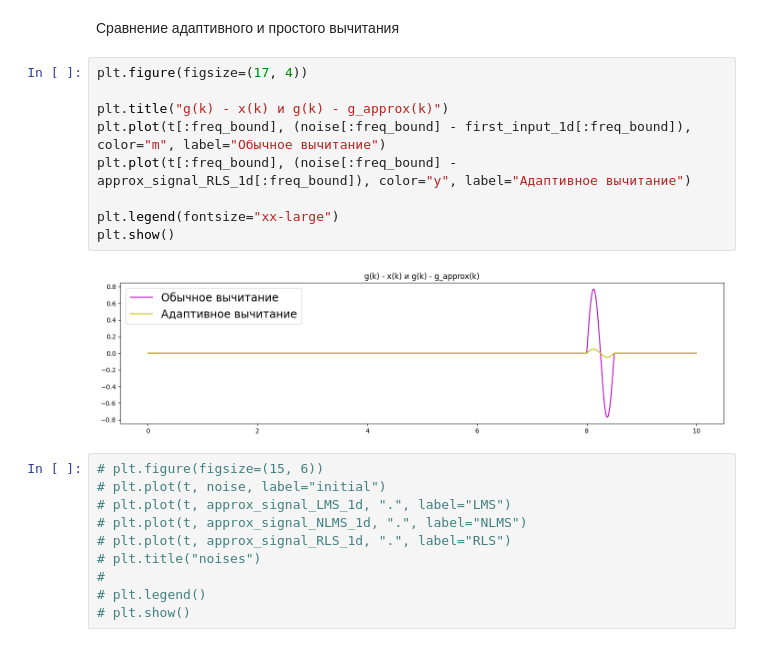
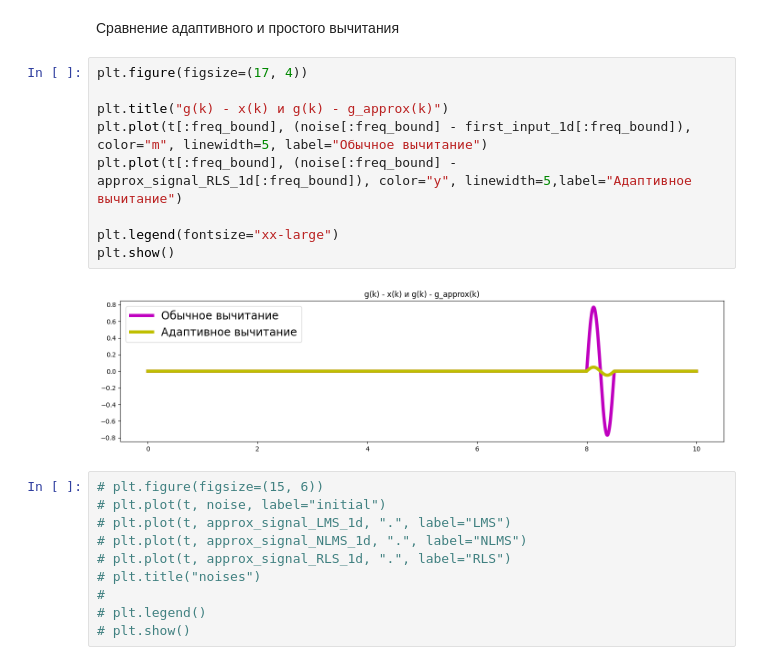
Before and after one commit to dd114/Adaptive-filter-1, a Jupyter notebook: Synthetic-signals3.ipynb, the cells around one changed output. Cells and saved outputs as stored; diff of their text form.

```diff
--- a/Synthetic-signals3.ipynb
+++ b/Synthetic-signals3.ipynb
@@ -104,14 +106,14 @@ approx_signal_RLS_1d = ps.processing_of_signal(first_input_1d, approx_weights_RL
 # %%
 plt.figure(figsize=(17, 4))
 
 plt.title("g(k) - x(k) и g(k) - g_approx(k)")
-plt.plot(t[:freq_bound], (noise[:freq_bound] - first_input_1d[:freq_bound]), color="m", label="Обычное вычитание")
-plt.plot(t[:freq_bound], (noise[:freq_bound] - approx_signal_RLS_1d[:freq_bound]), color="y", label="Адаптивное вычитание")
+plt.plot(t[:freq_bound], (noise[:freq_bound] - first_input_1d[:freq_bound]), color="m", linewidth=5, label="Обычное вычитание")
+plt.plot(t[:freq_bound], (noise[:freq_bound] - approx_signal_RLS_1d[:freq_bound]), color="y", linewidth=5,label="Адаптивное вычитание")
 
 plt.legend(fontsize="xx-large")
 plt.show()
 # %% [output]
-[figure, old version]
+[figure, new version]
 # %%
 # plt.figure(figsize=(15, 6))
 # plt.plot(t, noise, label="initial")
```
Also changed, not shown: parts of 3 cells of this notebook, 1 other file.
